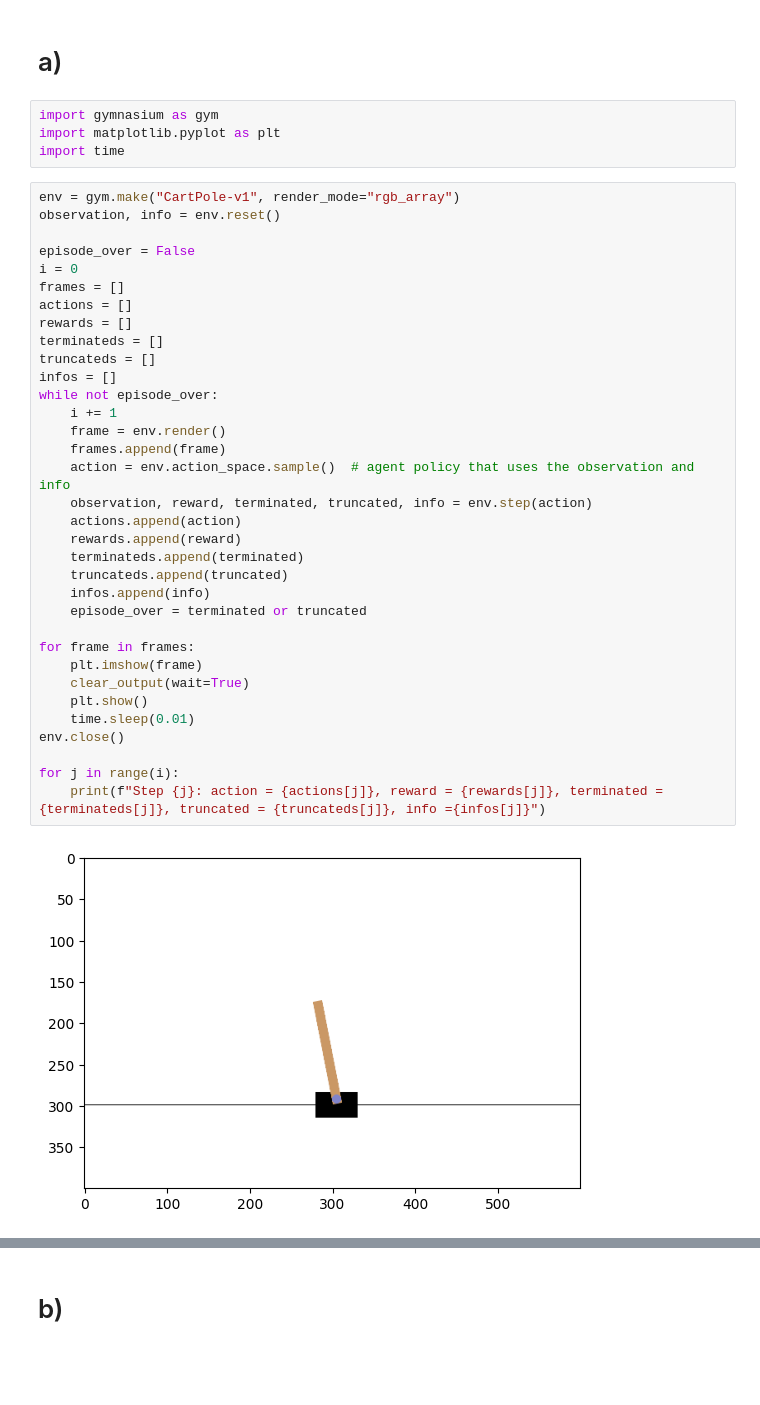
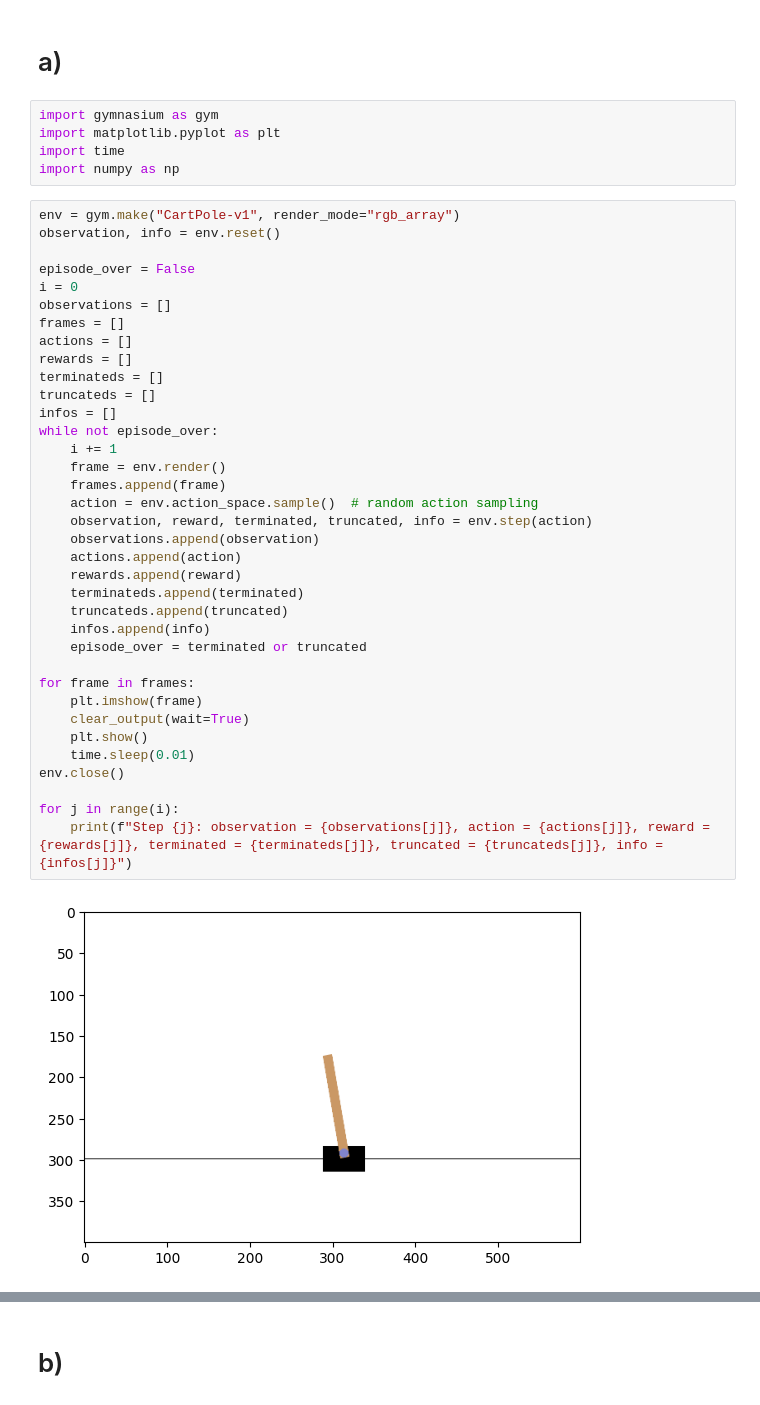
Before and after one commit to Valentin-Adam/Deep-Reinforcement-Learning-, a Jupyter notebook: Shee02/ex3.ipynb, the cells around one changed output, grey strips where cells are left out. Drawn from its saved outputs; the diff is of its cells as text; blank space fills up the shorter version.

```diff
--- a/Shee02/ex3.ipynb
+++ b/Shee02/ex3.ipynb
@@ -4,39 +4,42 @@
 import gymnasium as gym
 import matplotlib.pyplot as plt
 import time
+import numpy as np
 # %%
 env = gym.make("CartPole-v1", render_mode="rgb_array")
 observation, info = env.reset()
 
 episode_over = False
 i = 0
+observations = []
 frames = []
 actions = []
 rewards = []
 terminateds = []
 truncateds = []
 infos = []
 while not episode_over:
     i += 1
     frame = env.render()
     frames.append(frame)
-    action = env.action_space.sample()  # agent policy that uses the observation and info
+    action = env.action_space.sample()  # random action sampling
     observation, reward, terminated, truncated, info = env.step(action)
+    observations.append(observation)
     actions.append(action)
     rewards.append(reward)
     terminateds.append(terminated)
     truncateds.append(truncated)
     infos.append(info)
     episode_over = terminated or truncated
 
 for frame in frames:
     plt.imshow(frame)
     clear_output(wait=True)
     plt.show()
     time.sleep(0.01)
 env.close()
 
 for j in range(i):
-    print(f"Step {j}: action = {actions[j]}, reward = {rewards[j]}, terminated = {terminateds[j]}, truncated = {truncateds[j]}, info ={infos[j]}")
+    print(f"Step {j}: observation = {observations[j]}, action = {actions[j]}, reward = {rewards[j]}, terminated = {terminateds[j]}, truncated = {truncateds[j]}, info ={infos[j]}")
 # %% [output]
-[figure, old version]
+[figure, new version]
```
Also changed, not shown: parts of 4 cells of this notebook.
